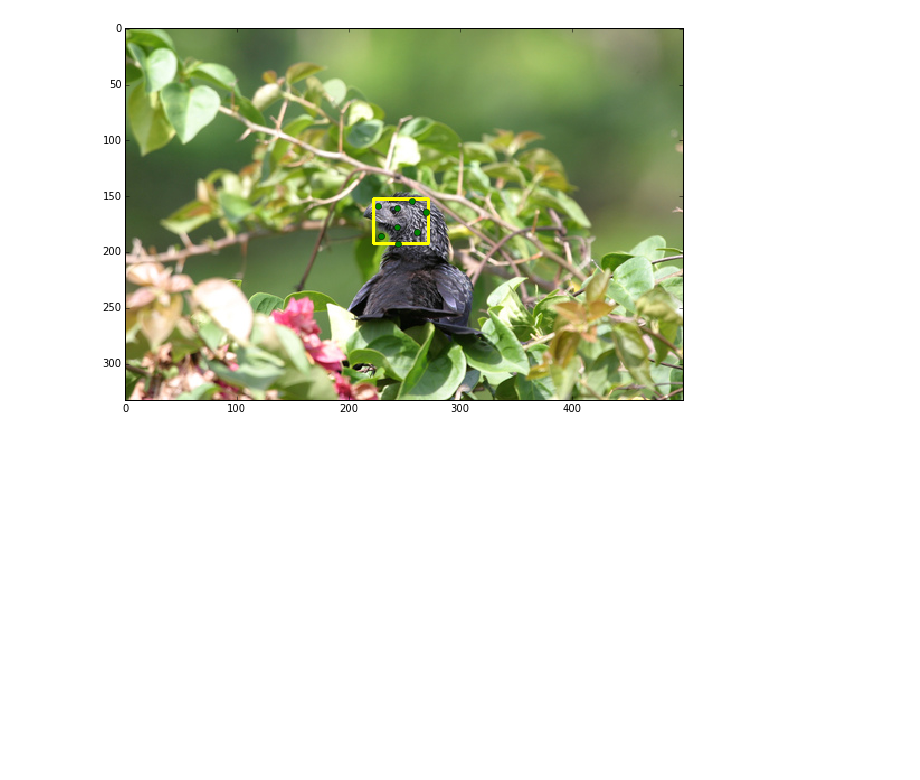
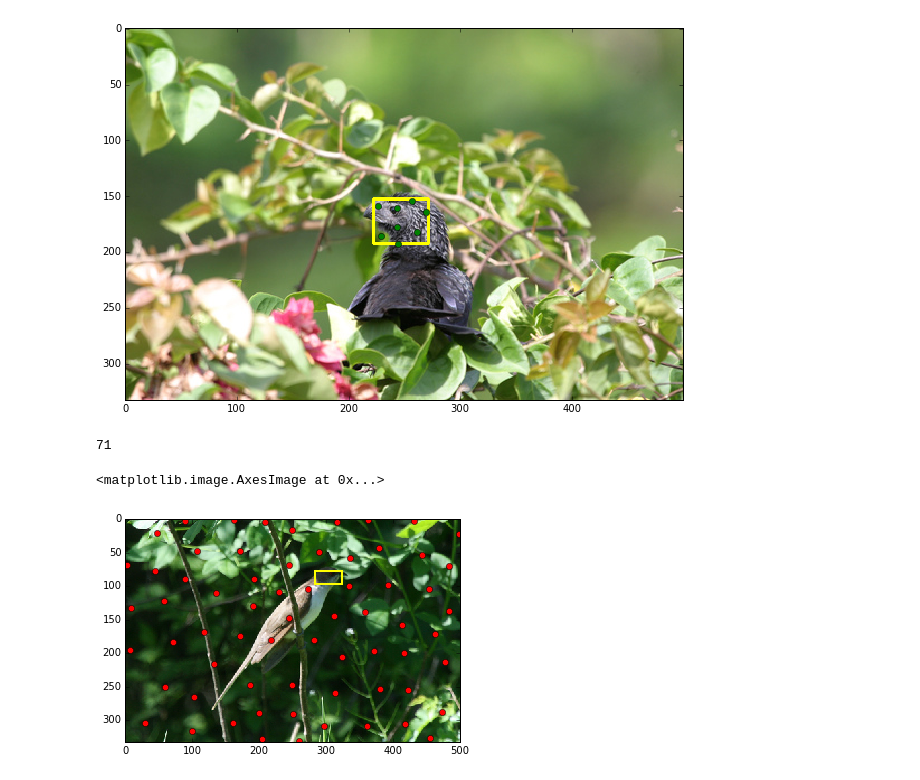
Before and after one commit to yassersouri/fast-bird-part-localization, a Jupyter notebook: part_localization.ipynb, the cells around one changed output. Saved outputs shown, nothing was run; the diff lists cells and outputs as text; code cells hidden in the pictures; blank space fills up the shorter version.

Commit message:
adding filtering points and method for generating negative points

```diff
--- a/part_localization.ipynb
+++ b/part_localization.ipynb
@@ -57,3 +59,28 @@ ax.imshow(box.draw_box(img, (1, 1, 0)))
 8
 <matplotlib.image.AxesImage at 0x...>
 [figure]
+# %%
+part = 'head'
+radius = 40
+# %%
+fig = plt.figure()
+ax = fig.add_subplot(111)
+
+img_id = IDtrain[926]
+
+img = caffe.io.load_image(imgs_addr[img_id])
+box = geometry_utils.Box.box_from_img(img)
+box_head = cub_annotations.annotation(img_id, part)
+
+dh.init_with_image(img)
+
+negative_points = box.generate_points_inside(param=radius, img=img)
+negative_points = geometry_utils.filter_points(negative_points, box_head)
+
+geometry_utils.draw_points(negative_points, ax, color='red')
+print len(positive_points)
+ax.imshow(box_head.draw_box(img, (1, 1, 0)))
+# %% [output]
+71
+<matplotlib.image.AxesImage at 0x...>
+[figure, added]
```
Also changed, not shown: parts of 2 cells of this notebook, 2 other files.
